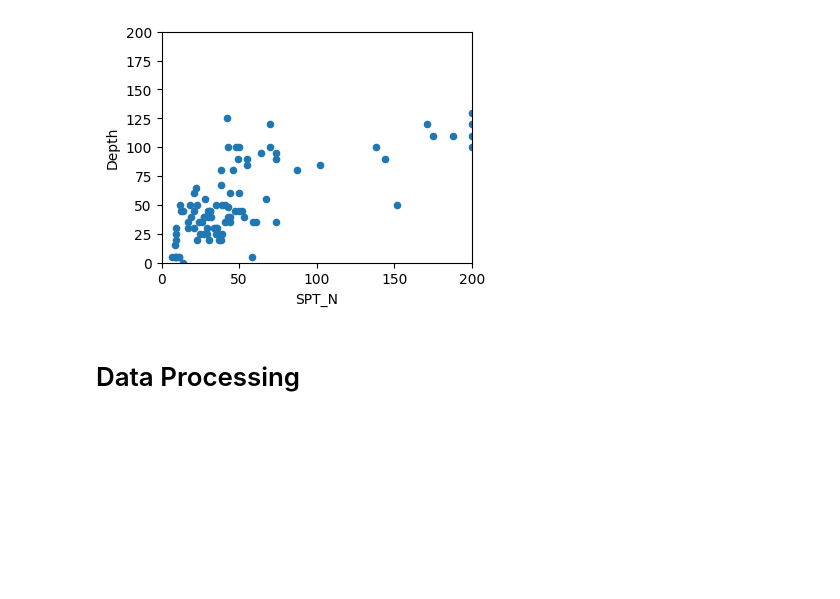
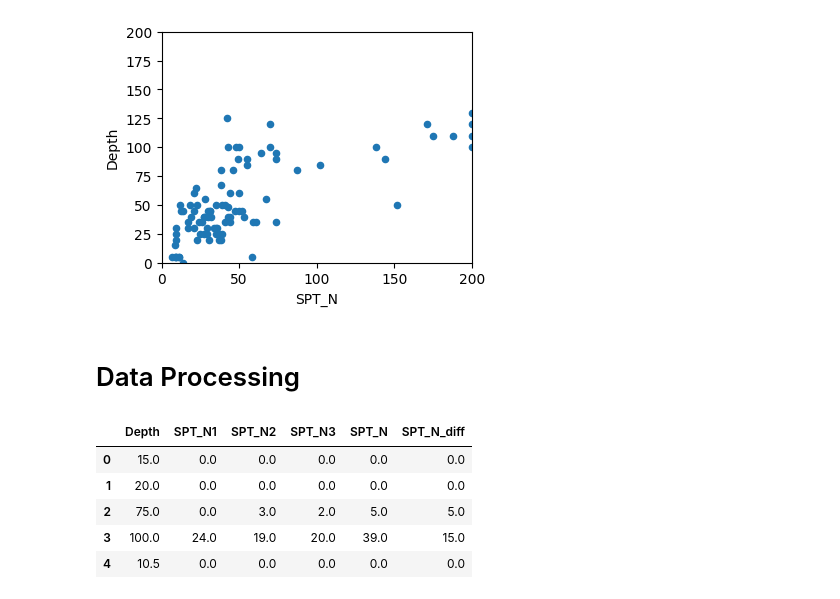
Before and after one commit to liangchow/soil-type-predictions, a Jupyter notebook: soil_type_class.ipynb, the cells around one changed output. Drawn from its saved outputs; the diff is of its cells as text; code cells hidden in the pictures; blank space fills up the shorter version.

```diff
--- a/soil_type_class.ipynb
+++ b/soil_type_class.ipynb
@@ -109,7 +109,7 @@ X["Class"] = df["Soil"].apply(lambda x: categorize_soil(x))
 X["SPT_N1"] = df.apply(lambda x: equiv_SPT_N(x["Sampler"], x["N1"]), axis=1)
 X["SPT_N2"] = df.apply(lambda x: equiv_SPT_N(x["Sampler"], x["N2"]), axis=1)
 X["SPT_N3"] = df.apply(lambda x: equiv_SPT_N(x["Sampler"], x["N3"]), axis=1)
-X["SPT_N"] = df["SPT_N2"] + df["SPT_N3"]
+X["SPT_N"] = X["SPT_N2"] + X["SPT_N3"]
 X["SPT_N_diff"] = X["SPT_N"] - X["SPT_N1"]
 
 X
@@ -144,5 +144,13 @@ dtype: object
 # Data Processing
 # %%
 # Separate data into X_train and y_train
-X_train = df[["Depth", "SPT-N"]]
-y_train = df["Class"]
+y_train = X["Class"]
+X_train = X.drop("Class", axis=1)
+X_train.head()
+# %% [output]
+|  | Depth | SPT_N1 | SPT_N2 | SPT_N3 | SPT_N | SPT_N_diff |
+| 0 | 15.0 | 0.0 | 0.0 | 0.0 | 0.0 | 0.0 |
+| 1 | 20.0 | 0.0 | 0.0 | 0.0 | 0.0 | 0.0 |
+| 2 | 75.0 | 0.0 | 3.0 | 2.0 | 5.0 | 5.0 |
+| 3 | 100.0 | 24.0 | 19.0 | 20.0 | 39.0 | 15.0 |
+| 4 | 10.5 | 0.0 | 0.0 | 0.0 | 0.0 | 0.0 |
```
Also changed, not shown: parts of 1 cell of this notebook.
